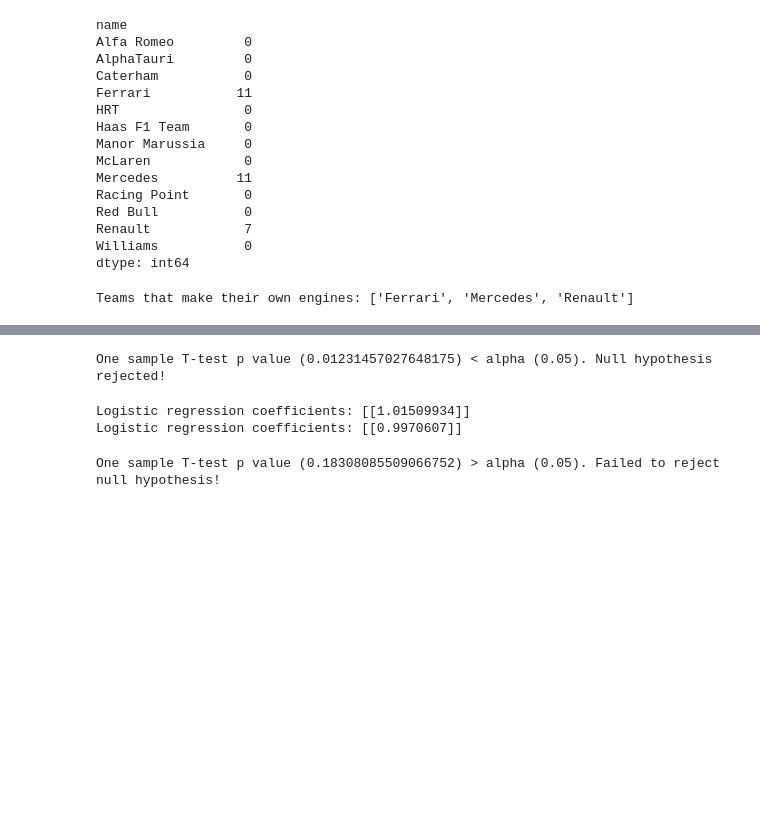
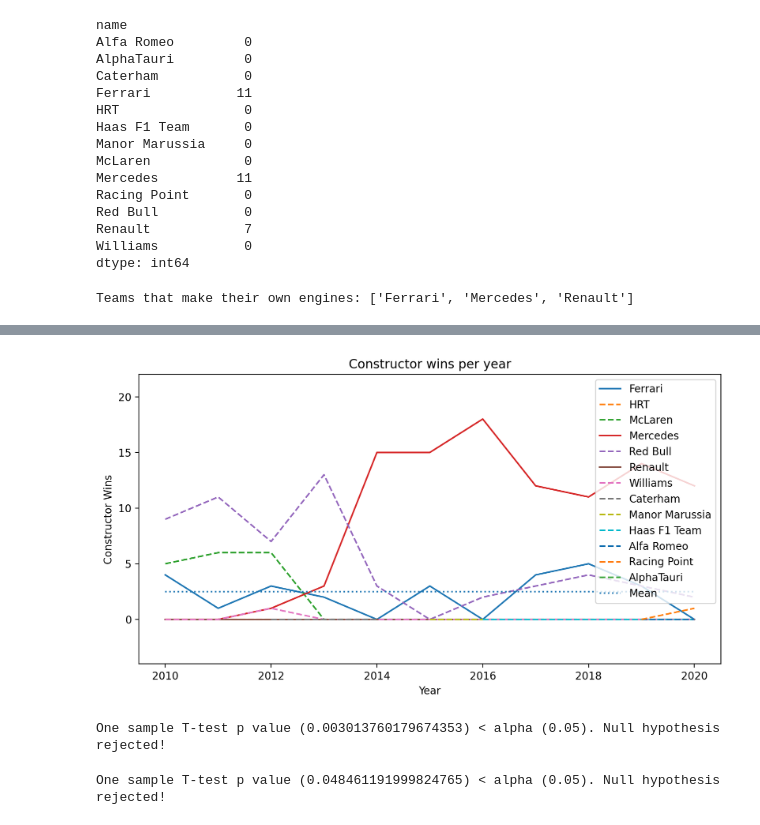
Before and after one commit to MohamedElhadidy0019/Formula_One_Data_Analysis, a Jupyter notebook: engine_manufacturer_effect.ipynb, the cells around one changed output, grey strips where cells are left out. Cells and saved outputs as stored; diff of their text form; code cells hidden in the pictures; blank space fills up the shorter version.

```diff
--- a/engine_manufacturer_effect.ipynb
+++ b/engine_manufacturer_effect.ipynb
@@ -234,4 +292,3 @@ display(points)
 # %%
-wins = df[df['wins'] > 0]
-plot_by_year(points, 'points', 'Constructor Points', 'Constructor points per year')
+plot_by_year(df, 'wins', 'Constructor Wins', 'Constructor wins per year')
 # %% [output]
@@ -255,3 +295,4 @@ plot_by_year(points, 'points', 'Constructor Points', 'Constructor points per yea
+[figure, added]
 # %%
 import scipy
 
@@ -261,37 +302,14 @@ import scipy
 
 alpha = 0.05
 engine_manufacturers_points = points[points['engine_manufacturer'] == points['name']]['points']
-t_result = scipy.stats.ttest_1samp(engine_manufacturers_points, points['points'].mean(), alternative='greater')
+t_result = scipy.stats.ttest_1samp(engine_manufacturers_points, df['points'].mean(), alternative='greater')
 
 if t_result.pvalue < alpha:
     print(f'One sample T-test p value ({t_result.pvalue}) < alpha ({alpha}). Null hypothesis rejected!')
 else:
     print(f'One sample T-test p value ({t_result.pvalue}) > alpha ({alpha}). Failed to reject null hypothesis!')
 # %% [output]
-One sample T-test p value (0.01231457027648175) < alpha (0.05). Null hypothesis rejected!
+One sample T-test p value (0.003013760179674353) < alpha (0.05). Null hypothesis rejected!
-# %%
-def logistic_regression(df: pd.DataFrame, col_name: str):
-    # Create a binary feature indicating whether the team manufactures its own engine
-    df['own_engine'] = (df['name'] == df['engine_manufacturer']).astype(int)
-    column_mean = df[col_name].mean()
-
-    # Select the relevant columns for the logistic regression model
-    x = df[['own_engine']]
-    y = (df[col_name] > column_mean).astype(int)
-
-    # Fit a logistic regression model to the data
-    model = LogisticRegression()
-    model.fit(x, y)
-
-    # Print the coefficients of the logistic regression model
-    print('Logistic regression coefficients:', model.coef_)
-    # print(model.intercept_)
-
-logistic_regression(df, 'points')
-logistic_regression(df, 'wins')
-# %% [output]
-Logistic regression coefficients: [[1.01509934]]
-Logistic regression coefficients: [[0.9970607]]
 # %%
 teams_to_drop = ['Alfa Romeo', 'AlphaTauri', 'Renault', 'Haas F1 Team', 'Williams', 'Racing Point', 'AlphaTauri', 'Manor Marussia', 'Caterham', 'HRT']
 wins = df[~df['name'].isin(teams_to_drop)]
@@ -302,11 +320,11 @@ wins = df[~df['name'].isin(teams_to_drop)]
 
 alpha = 0.05
 engine_manufacturers_wins = wins[wins['engine_manufacturer'] == wins['name']]['wins']
-t_result = scipy.stats.ttest_1samp(engine_manufacturers_wins, wins['wins'].mean(), alternative='greater')
+t_result = scipy.stats.ttest_1samp(engine_manufacturers_wins, df['wins'].mean(), alternative='greater')
 
 if t_result.pvalue < alpha:
     print(f'One sample T-test p value ({t_result.pvalue}) < alpha ({alpha}). Null hypothesis rejected!')
 else:
     print(f'One sample T-test p value ({t_result.pvalue}) > alpha ({alpha}). Failed to reject null hypothesis!')
 # %% [output]
-One sample T-test p value (0.18308085509066752) > alpha (0.05). Failed to reject null hypothesis!
+One sample T-test p value (0.048461191999824765) < alpha (0.05). Null hypothesis rejected!
```
Also changed, not shown: parts of 8 cells of this notebook.
